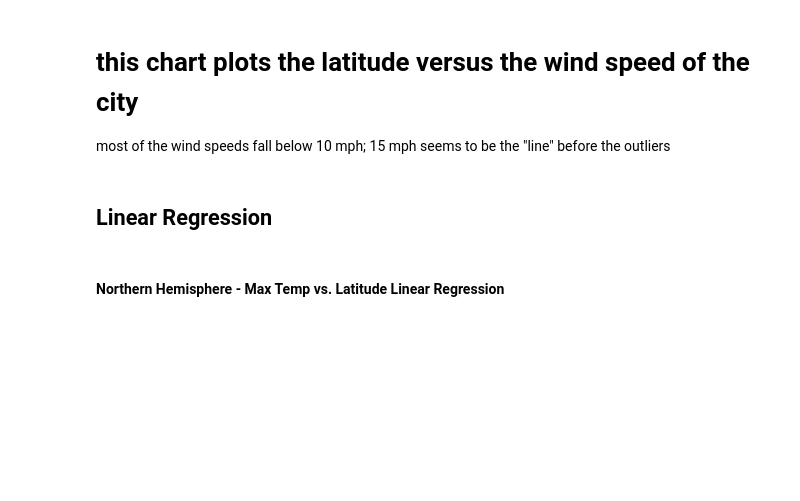
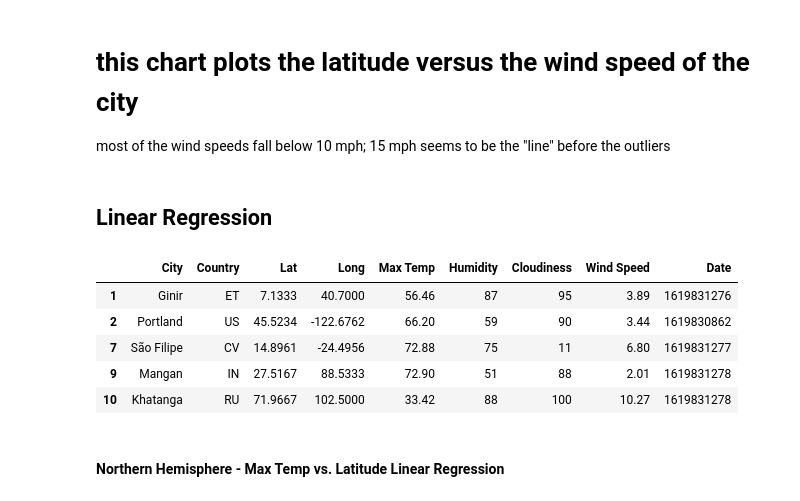
Before and after one commit to kelseyv4/python-api-challenge, a Jupyter notebook: starter_code/WeatherPy.ipynb, the cells around one changed output. Saved outputs shown, nothing was run; the diff lists cells and outputs as text; code cells hidden in the pictures; blank space fills up the shorter version.

```diff
--- a/starter_code/WeatherPy.ipynb
+++ b/starter_code/WeatherPy.ipynb
@@ -288,5 +289,16 @@ plt.show()
 most of the wind speeds fall below 10 mph; 15 mph seems to be the "line" before the outliers
 # %% [markdown]
 ## Linear Regression
+# %%
+northern_hemi = weather_df.loc[weather_df["Lat"] >= 0]
+southern_hemi = weather_df.loc[weather_df["Lat"] < 0]
+northern_hemi.head()
+# %% [output]
+|  | City | Country | Lat | Long | Max Temp | Humidity | Cloudiness | Wind Speed | Date |
+| 1 | Ginir | ET | 7.1333 | 40.7000 | 56.46 | 87 | 95 | 3.89 | 1619831276 |
+| 2 | Portland | US | 45.5234 | -122.6762 | 66.20 | 59 | 90 | 3.44 | 1619830862 |
+| 7 | São Filipe | CV | 14.8961 | -24.4956 | 72.88 | 75 | 11 | 6.80 | 1619831277 |
+| 9 | Mangan | IN | 27.5167 | 88.5333 | 72.90 | 51 | 88 | 2.01 | 1619831278 |
+| 10 | Khatanga | RU | 71.9667 | 102.5000 | 33.42 | 88 | 100 | 10.27 | 1619831278 |
 # %% [markdown]
 ####  Northern Hemisphere - Max Temp vs. Latitude Linear Regression
```
Also changed, not shown: parts of 2 cells of this notebook, 1 other file.
